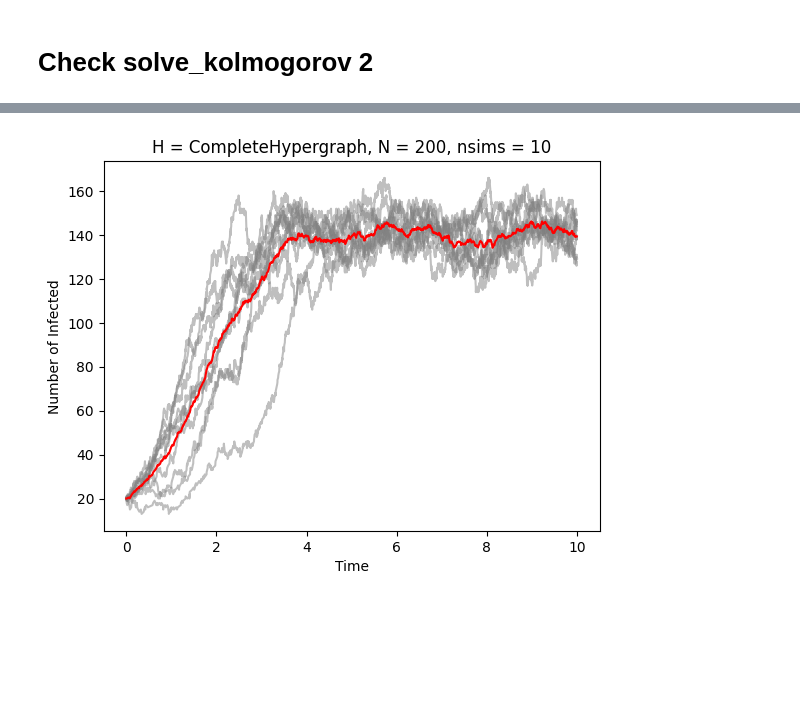
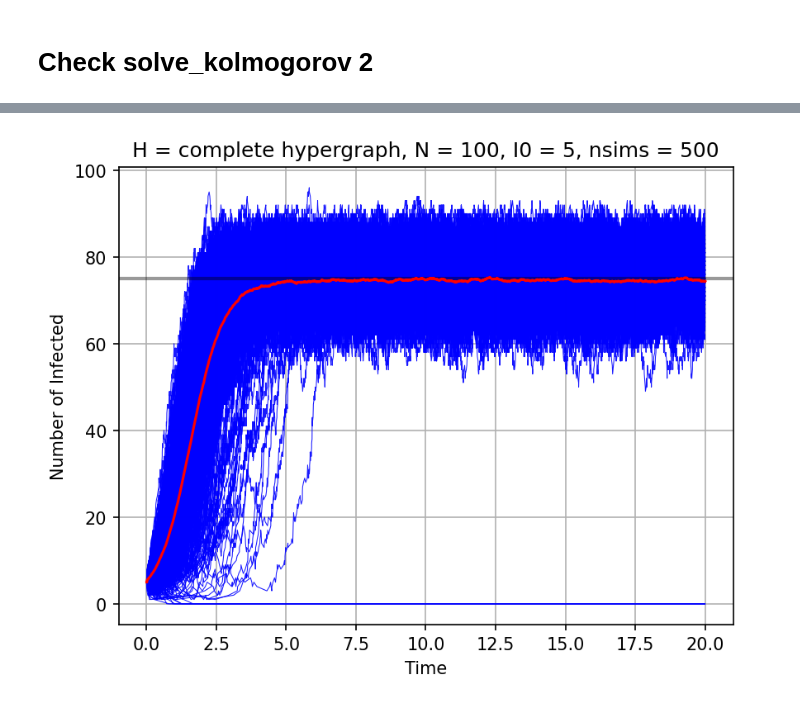
Before and after one commit to markolalovic/higher-order-contagion, a Jupyter notebook: notebooks/check-solve_kolmogorov-2.ipynb, the cells around one changed output, grey strips where cells are left out. Cells and saved outputs as stored; diff of their text form; code cells hidden in the pictures; blank space fills up the shorter version.

```diff
--- a/notebooks/check-solve_kolmogorov-2.ipynb
+++ b/notebooks/check-solve_kolmogorov-2.ipynb
@@ -53,38 +53,45 @@ if run_gillespie_simulations:
 # %%
-# load simulation results
-# setup
-nsims = 10 # number of simulation runs
-time_max = 10   # maximum time duration
+## --- Run Gillespie ---
+# I0_gillespie = I0 # TODO: go over the range when necessary
+# initial_infections = list(range(I0_gillespie))
 
-N = 200
-g = Hypergraphs.CompleteHypergraph(N)
+run_gillespie_simulations = True
+test_name = "test_2"
+if run_gillespie_simulations:
+    X_sims = []
+    for _ in range(nsims):
+        # X_t = gillespie_sim(g, beta1, beta2, mu, initial_infections, time_max)
+        X_t = gillespie_sim_complete(N, beta1, beta2, mu, I0, time_max)
+        X_sims.append(X_t)
 
-I0 = int(N * 0.1) # number of initial infected = 10 percent
-initial_infections = list(range(I0)) # which nodes are infected at t=0 doesn't matter
-
-beta1 = 2 / N       # pairwise infection rate
-beta2 = 4 / (N**2)  # hyperedge contagion rate
-mu    = 1           # recovery rate
-
-print(f"Setup: \n")
-print(f"\tH = {g.__class__.__name__}, N = {N}, I0 = {I0}\n")
-print(f"\tbeta1 = {beta1}, beta2 = {beta2}, mu = {mu}\n")
-
-file_path = f"../results/sim_results_{N}.npz"
-sim_results = np.load(file_path, allow_pickle=True)
-X_sims = [sim_results[f'sim_{i}'] for i in range(nsims)]
+    # save the simulation results
+    sim_results = {f'sim_{i}': X_sims[i] for i in range(nsims)}
+    np.savez_compressed(f'../results/gillespie-sims_{test_name}.npz', **sim_results)
+else:
+    # load simulation results
+    sim_results = np.load(f'../results/gillespie-sims_{test_name}.npz', allow_pickle=True)
+    X_sims = [sim_results[f'sim_{i}'] for i in range(nsims)]
 
 # plot X_t curves in gray and average curve in red
-fig = plt.figure()
+fig = plt.figure(dpi=150) # set DPI
 ax  = plt.subplot()
+
 for X_t in X_sims:
-    ax.plot(X_t[0], X_t[2], c="gray", alpha=0.5)
-avg_curve, times = simulate_gillespie.get_average(X_sims, time_max, nsims, delta_t = 0.01)
+    ax.plot(X_t[0], X_t[2], c="blue", alpha=0.9, linewidth=0.5, rasterized=True)
+
+avg_curve, times = get_average(X_sims, time_max, nsims, delta_t = 0.01)
+# avg_curve, times = get_average_corrected(X_sims, time_max, nsims, delta_t = 0.01)
+
+plt.axhline(y=75, color='black', lw=2, alpha=0.4, linestyle='-')
+
 plt.plot(times, avg_curve, "red")
+
 plt.xlabel("Time")
 plt.ylabel("Number of Infected")
-plt.title(f"H = {g.__class__.__name__}, N = {N}, nsims = {nsims}")
-# plt.savefig("../figures/solutions-kolmogorov/complete/gillespie-sims.pdf",
-#             format='pdf', bbox_inches='tight')
+plt.grid(True)
+plt.title(f"H = complete hypergraph, N = {N}, I0 = {I0}, nsims = {nsims}")
+plt.savefig(f"../figures/estimation/complete/{test_name}/gillespie-sims.pdf",
+            format='pdf', bbox_inches='tight')
 plt.show()
+plt.close(fig) # free up memory
 # %% [output]
@@ -96,3 +115,3 @@ Setup:
-[figure, old version]
+[figure, new version]
 # %%
 # solve KEs and compare
```
Also changed, not shown: parts of 13 cells of this notebook, 32 other files.
